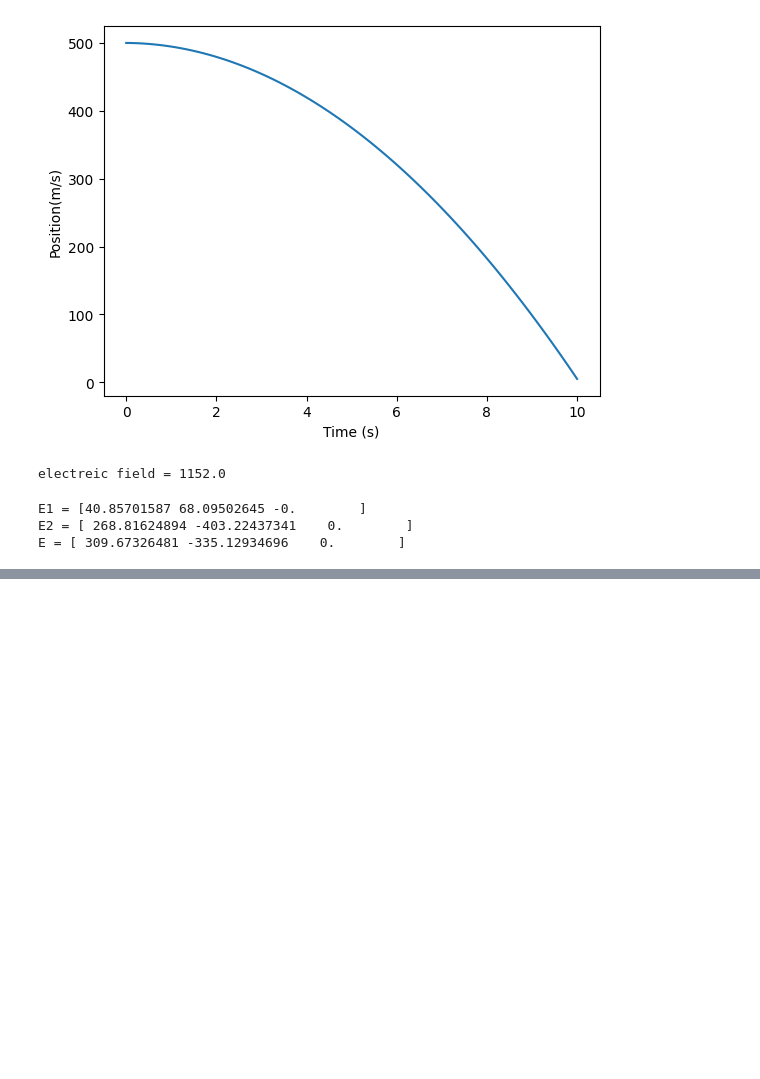
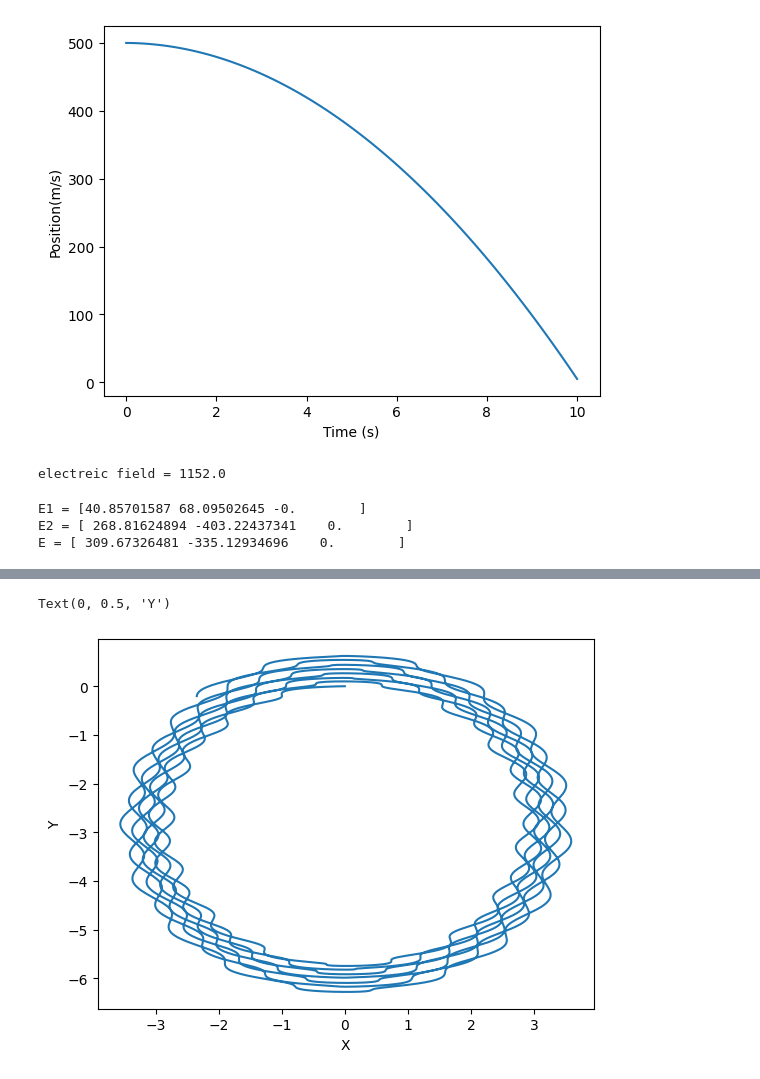
Before and after one commit to AbhinavKP01/simulationlab, a Jupyter notebook: simulation_lab.ipynb, the cells around one changed output, grey strips where cells are left out. Cells and saved outputs as stored; diff of their text form; code cells hidden in the pictures; blank space fills up the shorter version.

```diff
--- a/simulation_lab.ipynb
+++ b/simulation_lab.ipynb
@@ -386,0 +453,34 @@ print("Magnitude of E = ",magE)
+# %%
+import numpy as np
+import matplotlib.pyplot as p
+m=1
+q=1
+v=0.5
+x=0
+y=0
+b=0.1
+tmax=70
+tsize=(70/700)
+X=[]
+Y=[]
+vx=0
+vy=0
+T=np.arange(0,500,0.1)
+for t in T:
+  Y.append(y)
+  X.append(x)
+  fe=(-q*(0.4*np.sin(2*3.14*0.25*t)))
+  fx=fe+((-q)*(vy*b)*np.sin(90))
+  fy=(q*(vx*b)*np.sin(90))
+  ax=(fx/m)
+  ay=(fy/m)
+  vx=vx+(ax*0.1)
+  vy=vy+(ay*0.1)
+  x=x+(vx*0.1)
+  y=y+(vy*0.1)
+p.plot(X,Y)
+p.xlabel('X')
+p.ylabel('Y')
+# %% [output]
+Text(0, 0.5, 'Y')
+[figure, added]
```
Also changed, not shown: parts of 4 cells of this notebook.
